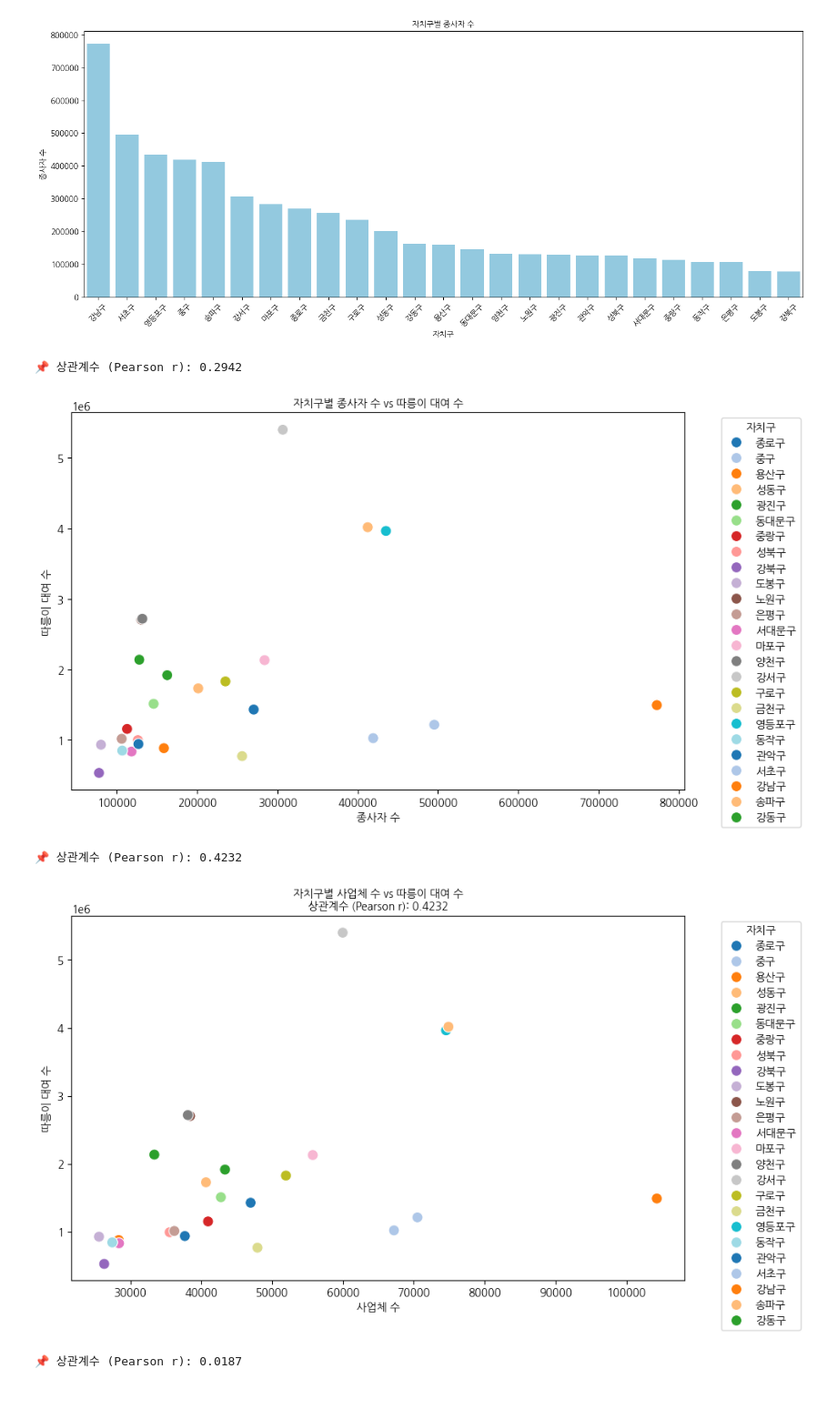
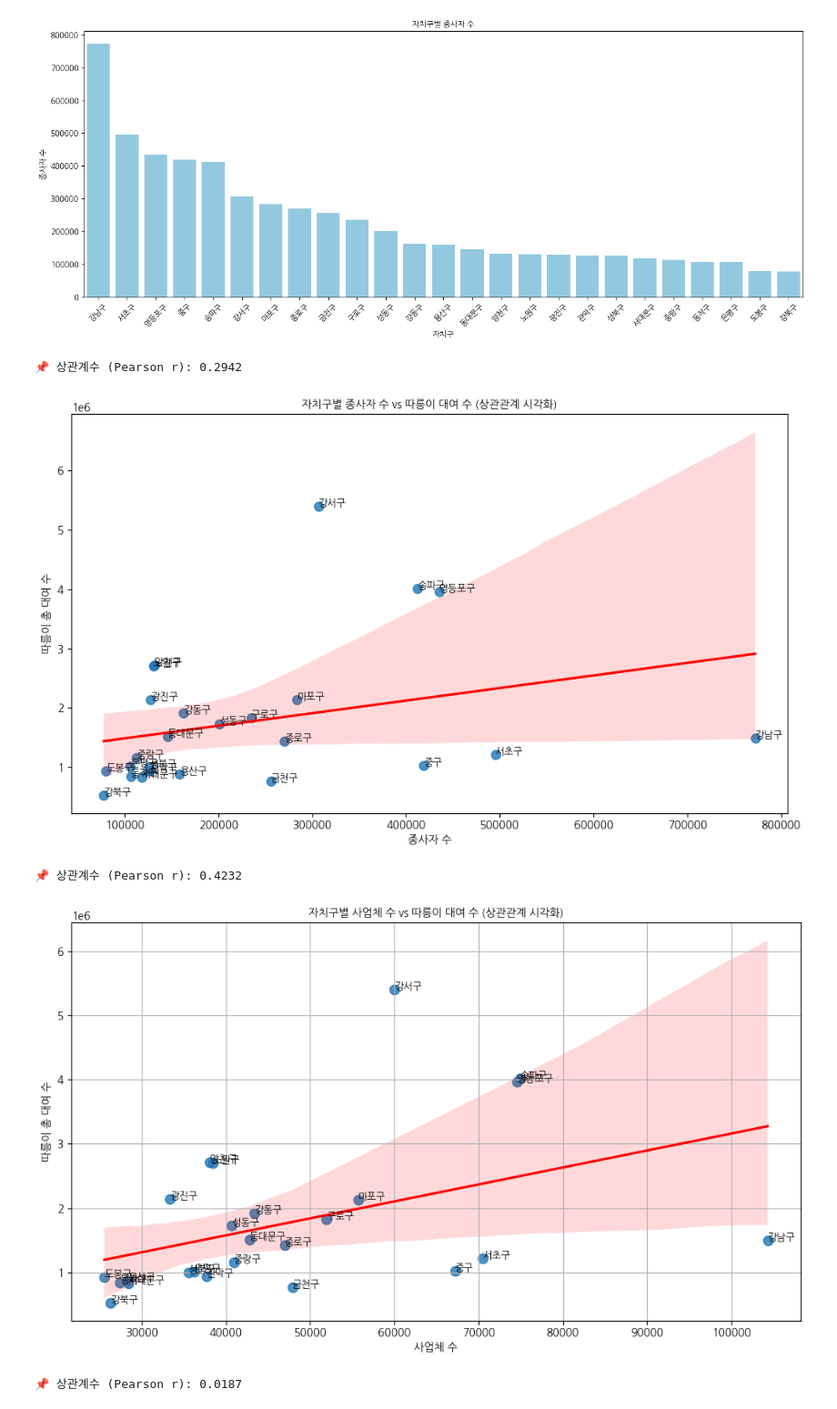
Before and after one commit to jinhyuk2me/Bikecast, a Jupyter notebook: analysis/business_employment.ipynb, the cells around one changed output. Shown at 91% size. Drawn from its saved outputs; the diff is of its cells as text; code cells hidden in the pictures.

```diff
--- a/analysis/business_employment.ipynb
+++ b/analysis/business_employment.ipynb
@@ -41,6 +41,7 @@ plt.show()
 # %% [output]
 [figure]
 # %%
+
 
 # ✅ 한글 폰트 설정
 font_path = "/home/kbj/Downloads/godic/NanumGothic.ttf"
@@ -57,30 +58,38 @@ database = "project1"
 engine = create_engine(f"mysql+mysqlconnector://{user}:{password}@{host}:{port}/{database}")
 
 # ✅ 데이터 불러오기
-df_business = pd.read_sql("SELECT gu_name, num_employees FROM business_employment", con=engine)
-df_rentals = pd.read_sql("SELECT station_gu AS gu_name, SUM(rental_count) AS total_rentals FROM rental_hourly_gu_summary GROUP BY station_gu", con=engine)
+df_emp = pd.read_sql("SELECT gu_name, num_employees FROM employment_gu", con=engine)
+df_rental = pd.read_sql("""
+    SELECT station_gu AS gu_name, SUM(rental_count) AS total_rentals
+    FROM rental_net_hourly_gu
+    GROUP BY station_gu
+""", con=engine)
 
-# ✅ 병합 (자치구 기준)
-merged_df = pd.merge(df_business, df_rentals, on='gu_name')
+# ✅ 병합
+merged = pd.merge(df_emp, df_rental, on="gu_name")
 
 # ✅ 상관계수 계산
-corr, _ = pearsonr(merged_df['num_employees'], merged_df['total_rentals'])
+corr, _ = pearsonr(merged['num_employees'], merged['total_rentals'])
 print(f"📌 상관계수 (Pearson r): {corr:.4f}")
 
 # ✅ 시각화
 plt.figure(figsize=(10, 6))
-sns.scatterplot(data=merged_df, x='num_employees', y='total_rentals', hue='gu_name', s=100, palette='tab20')
+sns.regplot(data=merged, x='num_employees', y='total_rentals', scatter_kws={'s': 70}, line_kws={'color': 'red'}, ci=95)
 
-plt.title("자치구별 종사자 수 vs 따릉이 대여 수", fontproperties=fontprop)
+# 자치구 라벨 표시
+for _, row in merged.iterrows():
+    plt.text(row['num_employees'], row['total_rentals'], row['gu_name'], fontsize=9, fontproperties=fontprop)
+
+plt.title("자치구별 종사자 수 vs 따릉이 대여 수 (상관관계 시각화)", fontproperties=fontprop)
 plt.xlabel("종사자 수", fontproperties=fontprop)
-plt.ylabel("따릉이 대여 수", fontproperties=fontprop)
-plt.legend(title='자치구', bbox_to_anchor=(1.05, 1), loc='upper left', prop=fontprop)
+plt.ylabel("따릉이 총 대여 수", fontproperties=fontprop)
 plt.tight_layout()
 plt.show()
 # %% [output]
 📌 상관계수 (Pearson r): 0.2942
-[figure, old version]
+[figure, new version]
 # %%
+
 
 # ✅ 한글 폰트 설정
 font_path = "/home/kbj/Downloads/godic/NanumGothic.ttf"
@@ -96,47 +105,52 @@ conn = mysql.connector.connect(
     password="jinhyuk2dacibul",
     database="project1"
 )
 
-# ✅ 데이터 불러오기
-query_business = "SELECT gu_name, num_businesses FROM business_employment"
+# ✅ 데이터 불러오기 (사업체 수: employment_gu, 대여 수: rental_net_hourly_gu)
+query_business = "SELECT gu_name, num_businesses FROM employment_gu"
 query_rental = """
     SELECT station_gu AS gu_name, SUM(rental_count) AS total_rentals
-    FROM rental_hourly_gu_summary
+    FROM rental_net_hourly_gu
     GROUP BY station_gu
 """
-
 df_business = pd.read_sql(query_business, conn)
 df_rental = pd.read_sql(query_rental, conn)
-
 conn.close()
 
 # ✅ 병합
 merged_df = pd.merge(df_business, df_rental, on="gu_name")
 
 # ✅ 상관계수 계산
 corr, _ = pearsonr(merged_df['num_businesses'], merged_df['total_rentals'])
 print(f"📌 상관계수 (Pearson r): {corr:.4f}")
 
 # ✅ 시각화
 plt.figure(figsize=(10, 6))
-sns.scatterplot(
+sns.regplot(
     data=merged_df,
     x='num_businesses',
     y='total_rentals',
-    hue='gu_name',
-    palette='tab20',
-    s=100
+    scatter_kws={'s': 80},
+    line_kws={'color': 'red'},
+    ci=95
 )
 
-plt.title(f'자치구별 사업체 수 vs 따릉이 대여 수\n상관계수 (Pearson r): {corr:.4f}', fontproperties=fontprop)
-plt.xlabel('사업체 수', fontproperties=fontprop)
-plt.ylabel('따릉이 대여 수', fontproperties=fontprop)
-plt.legend(title='자치구', bbox_to_anchor=(1.05, 1), loc='upper left', prop=fontprop)
+# ✅ 자치구 라벨 직접 표시
+for _, row in merged_df.iterrows():
+    plt.text(row['num_businesses'], row['total_rentals'], row['gu_name'],
+             fontsize=9, fontproperties=fontprop)
+
+# ✅ 제목 및 라벨
+plt.title("자치구별 사업체 수 vs 따릉이 대여 수 (상관관계 시각화)", fontproperties=fontprop)
+plt.xlabel("사업체 수", fontproperties=fontprop)
+plt.ylabel("따릉이 총 대여 수", fontproperties=fontprop)
+
+plt.grid(True)
 plt.tight_layout()
 plt.show()
 # %% [output]
 📌 상관계수 (Pearson r): 0.4232
-[figure, old version]
+[figure, new version]
 # %%
 
 
```
Also changed, not shown: parts of 7 cells of this notebook.
